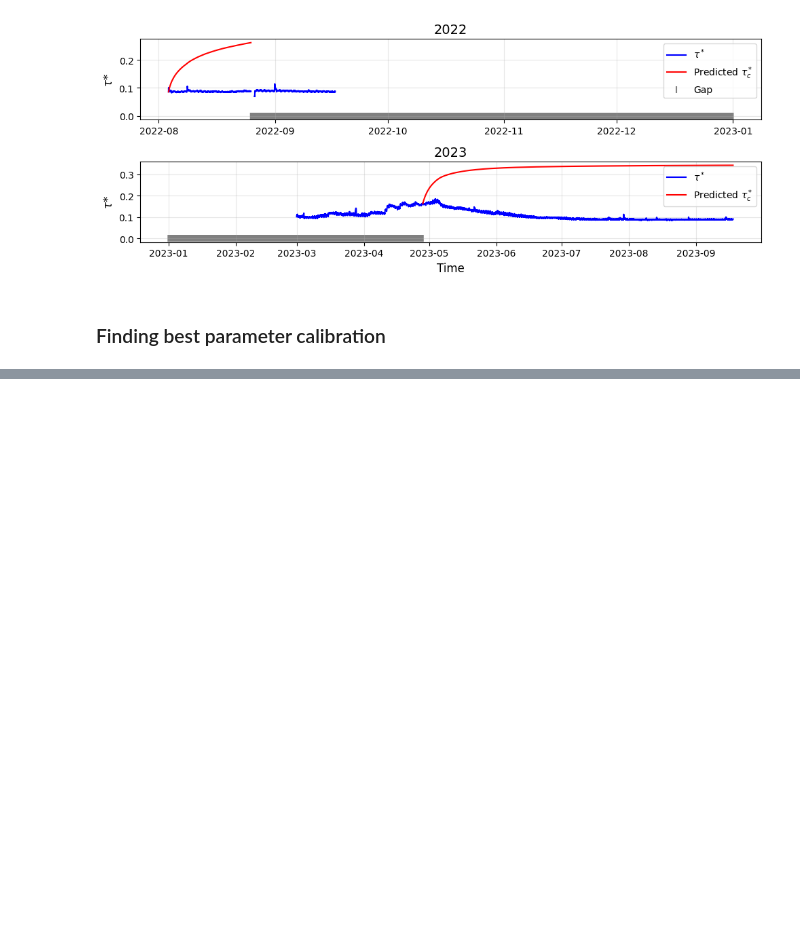
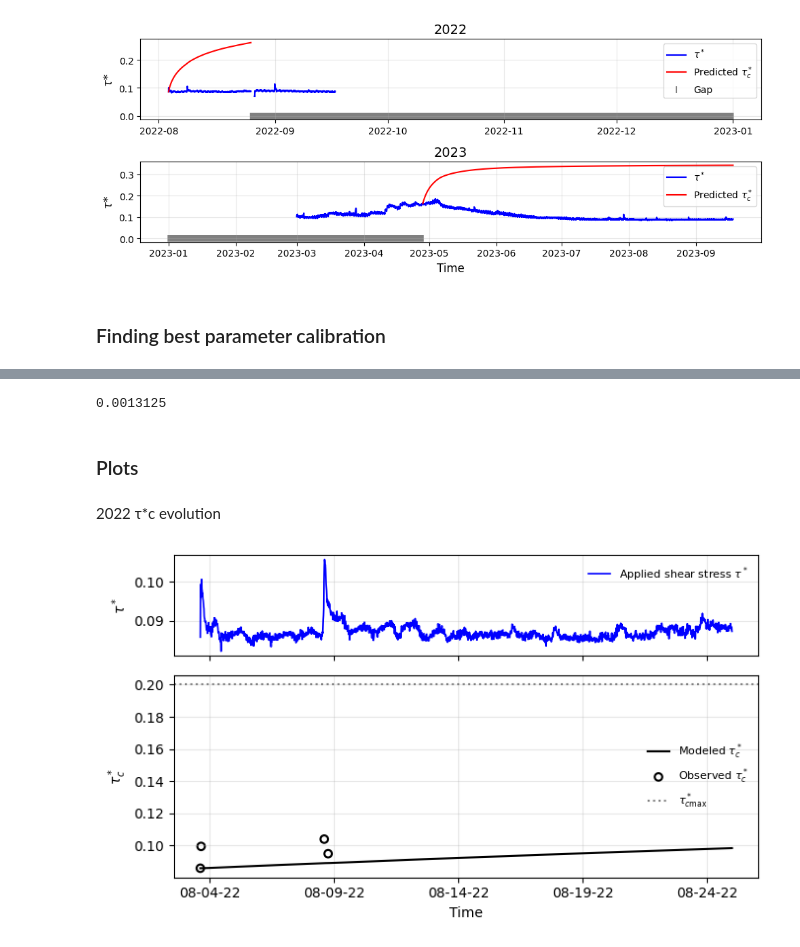
Before and after one commit to nicole-hucke/shear_stress_paper, a Jupyter notebook: antecedent_conditions/masteller2025_data/masteller_model/masteller_model.ipynb, the cells around one changed output, grey strips where cells are left out. Drawn from its saved outputs; the diff is of its cells as text; code cells hidden in the pictures; blank space fills up the shorter version.

Commit message:
third iteration of masteller parameter calibration

```diff
--- a/antecedent_conditions/masteller2025_data/masteller_model/masteller_model.ipynb
+++ b/antecedent_conditions/masteller2025_data/masteller_model/masteller_model.ipynb
@@ -287,7 +286,7 @@ test = evolve_tau_c_gap_reset(
     event_indices,      # integer indices where τ*c observations are available
     tau_c_obs,          # observed τ*c values at event_indices
     dt=15,                 # timestep between τ* samples (15 minutes in my case)
-    k1=1e-06, k2=5.541020330009492e-05, epsilon=1,    # example model parameters
+    k1=1e-06, k2=4.641588833612782e-05, epsilon=1,    # best fit model parameters from above
     gamma=2.5,          # fixed exponent from literature
     tau_c_min=0.08,   # minimum τ*c
     tau_c_max=0.2    # maximum τ*c
@@ -329,0 +351,42 @@ plt.show()
+# %%
+len(df_good) / len(results_df)
+# %% [output]
+0.0013125
+# %% [markdown]
+### Plots
+# %% [markdown]
+2022 τ*c evolution
+# %%
+mask = (time_to_index.index.year == 2022) & (time_to_index.index < '2022-08-25')
+tau_2022 = tau_star_series[mask]
+tauc_2022 = tau_c_pred_series[mask]
+obs_tauc_2022 = tauc_events.loc[(tauc_events.index.year == 2022) & (tauc_events.index < '2022-08-25'), "tauc"]
+tau_c_max = 0.2
+
+# create figure with two stacked panels
+fig, (ax1, ax2) = plt.subplots(2, 1, figsize=(7, 4), sharex=True, gridspec_kw={"height_ratios": [1, 2]})
+
+# TOP PANEL: applied shear stress τ*
+ax1.plot(tau_2022.index, tau_2022, color="blue", linewidth=1.2, label=r"Applied shear stress $\tau^*$")
+
+ax1.set_ylabel(r"$\tau^*$")
+ax1.legend(frameon=False, fontsize=8)
+ax1.grid(True, alpha=0.3)
+
+# BOTTOM PANEL: τ*c evolution
+ax2.plot(tauc_2022.index, tauc_2022, color="black", linewidth=1.5, label=r"Modeled $\tau^*_c$")
+ax2.scatter(obs_tauc_2022.index, obs_tauc_2022, facecolors="none", edgecolors="black", s=30,
+            linewidth=1.5, label=r"Observed $\tau^*_c$") # scatter observed τ*c values
+ax2.axhline(tau_c_max, color="gray", linestyle=":", linewidth=1.5, label=r"$\tau^*_{c\max}$") # τ*c max reference line
+
+ax2.set_ylabel(r"$\tau^*_c$")
+ax2.set_xlabel("Time")
+ax2.legend(frameon=False, fontsize=8)
+ax2.xaxis.set_major_locator(mdates.DayLocator(interval=5))  # show every 3 days
+ax2.xaxis.set_major_formatter(mdates.DateFormatter('%m-%d-%y'))  # format as month-day
+ax2.grid(True, alpha=0.3)
+
+plt.tight_layout()
+plt.show()
+# %% [output]
+[figure, added]
```
Also changed, not shown: parts of 13 cells of this notebook, 4 other files.
